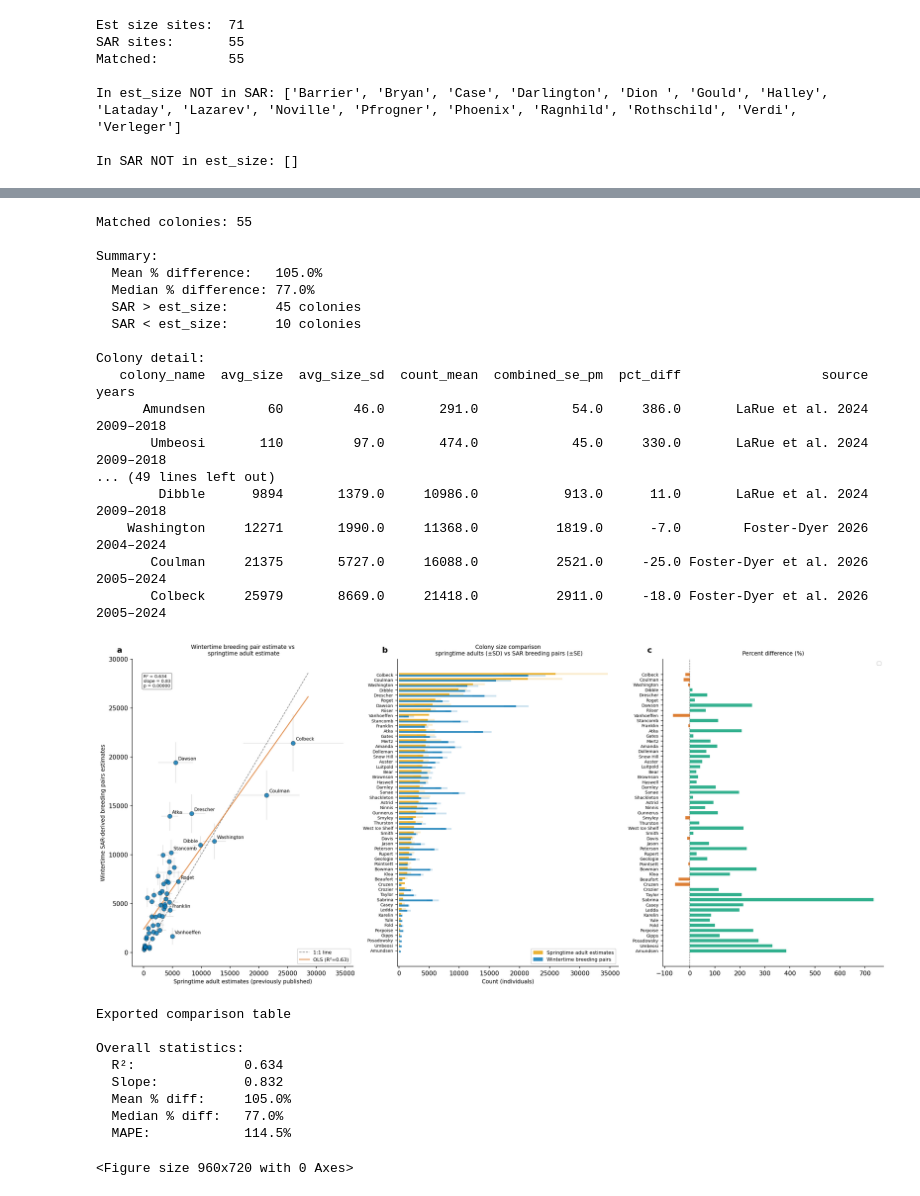
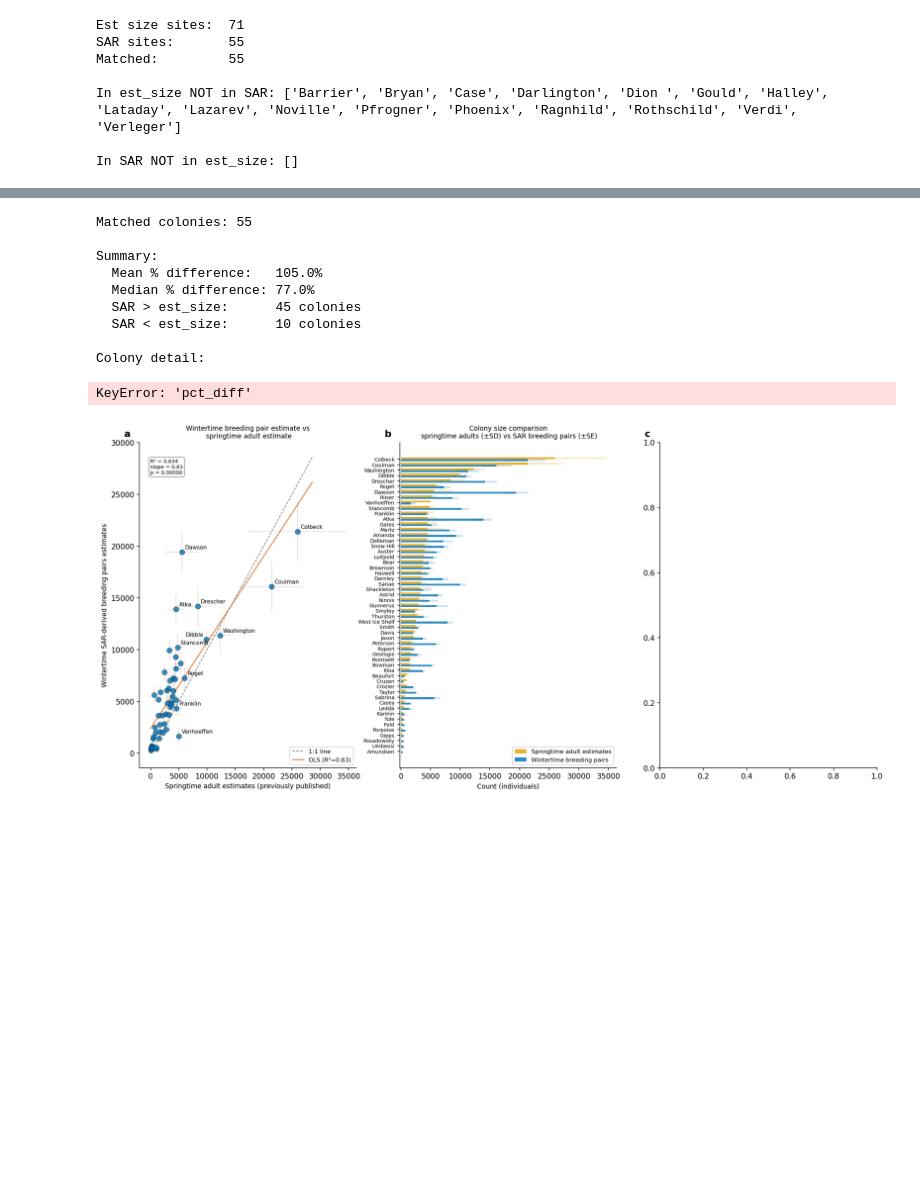
Before and after one commit to rosetazetta/SAR_EmperorPenguin, a Jupyter notebook: Code/compare_size_refined.ipynb, the cells around one changed output, grey strips where cells are left out. Cells and saved outputs as stored; diff of their text form; code cells hidden in the pictures; blank space fills up the shorter version.

```diff
--- a/Code/compare_size_refined.ipynb
+++ b/Code/compare_size_refined.ipynb
@@ -319,41 +391,41 @@ In SAR NOT in est_size: []
 # %%
 # ── Merge SAR estimates with est_size data ─────────────────────────────────
-dfSizeComp = dfHuddle[[
-    "colony_name", "lat", "lon",
-    "count_mean", "count_median",
-    "combined_se_pm", "combined_lower", "combined_upper",
-    "coeff_se_pm", "obs_sem",
-    "n_obs", "uncertainty_flag"
-]].merge(
-    df_est_size[["site_name", "avg_size", "avg_size-sd",
-                  "source", "years", "n_years", "method"]],
-    left_on="colony_name",
-    right_on="site_name",
-    how="left"
-).drop(columns="site_name")
+# dfSizeComp = dfHuddle[[
+#     "colony_name", "lat", "lon",
+#     "count_mean", "count_median",
+#     "combined_se_pm", "combined_lower", "combined_upper",
+#     "coeff_se_pm", "obs_sem",
+#     "n_obs", "uncertainty_flag"
+# ]].merge(
+#     df_est_size[["site_name", "avg_size", "avg_size-sd",
+#                   "source", "years", "n_years", "method"]],
+#     left_on="colony_name",
+#     right_on="site_name",
+#     how="left"
+# ).drop(columns="site_name")
 
-# Rename for clarity
-dfSizeComp = dfSizeComp.rename(columns={"avg_size-sd": "avg_size_sd"})
+# # Rename for clarity
+# dfSizeComp = dfSizeComp.rename(columns={"avg_size-sd": "avg_size_sd"})
 
-# Difference metrics
-dfSizeComp["diff"]     = dfSizeComp["count_mean"] - dfSizeComp["avg_size"]
-dfSizeComp["pct_diff"] = (dfSizeComp["diff"] / dfSizeComp["avg_size"] * 100).round(1)
+# # Difference metrics
+# dfSizeComp["diff"]     = dfSizeComp["count_mean"] - dfSizeComp["avg_size"]
+# dfSizeComp["pct_diff"] = (dfSizeComp["diff"] / dfSizeComp["avg_size"] * 100).round(1)
 
-# Sort by avg_size
-dfSizeComp = dfSizeComp.sort_values("avg_size").reset_index(drop=True)
+# # Sort by avg_size
+# dfSizeComp = dfSizeComp.sort_values("avg_size").reset_index(drop=True)
 
 print(f"Matched colonies: {len(dfSizeComp)}")
 print(f"\nSummary:")
-print(f"  Mean % difference:   {dfSizeComp['pct_diff'].mean():.1f}%")
-print(f"  Median % difference: {dfSizeComp['pct_diff'].median():.1f}%")
-print(f"  SAR > est_size:      {(dfSizeComp['pct_diff'] > 0).sum()} colonies")
-print(f"  SAR < est_size:      {(dfSizeComp['pct_diff'] < 0).sum()} colonies")
+print(f"  Mean % difference:   {dfSizeComp['pct_diff_pairs'].mean():.1f}%")
+print(f"  Median % difference: {dfSizeComp['pct_diff_pairs'].median():.1f}%")
+print(f"  SAR > est_size:      {(dfSizeComp['pct_diff_pairs'] > 0).sum()} colonies")
+print(f"  SAR < est_size:      {(dfSizeComp['pct_diff_pairs'] < 0).sum()} colonies")
 print(f"\nColony detail:")
-print(dfSizeComp[[
-    "colony_name", "avg_size", "avg_size_sd",
-    "count_mean", "combined_se_pm",
-    "pct_diff", "source", "years"
-]].round(0).to_string(index=False))
+# print(dfSizeComp[[
+#     "colony_name", "avg_size", "avg_size_sd",
+#     "count_mean", "combined_se_pm",
+#     "pct_diff", "source", "years"
+# ]].round(0).to_string(index=False))
 
 # ── Three panel plot ───────────────────────────────────────────────────────
 fig, axes = plt.subplots(1, 3, figsize=(18, 8))
@@ -504,50 +576,34 @@ ax.spines["right"].set_visible(False)
 plt.tight_layout()
 plt.savefig(os.path.join(INPUTPATH,
             "Final results/fig_size_comparison_estsize_vs_SAR.png"),
             bbox_inches="tight", dpi=600)
 plt.show()
 
 
 # ── Export comparison table ────────────────────────────────────────────────
 dfSizeComp.to_csv(
     os.path.join(INPUTPATH,
     "Final results/size_comparison_estsize_vs_SAR.csv"),
     index=False, float_format="%.2f"
 )
 print(f"\nExported comparison table")
 print(f"\nOverall statistics:")
 print(f"  R²:              {r_value**2:.3f}")
 print(f"  Slope:           {slope:.3f}")
 print(f"  Mean % diff:     {dfSizeComp['pct_diff'].mean():.1f}%")
 print(f"  Median % diff:   {dfSizeComp['pct_diff'].median():.1f}%")
 print(f"  MAPE:            {np.abs(dfSizeComp['pct_diff']).mean():.1f}%")
 # %% [output]
 Matched colonies: 55
 
 Summary:
   Mean % difference:   105.0%
   Median % difference: 77.0%
   SAR > est_size:      45 colonies
   SAR < est_size:      10 colonies
 
 Colony detail:
-   colony_name  avg_size  avg_size_sd  count_mean  combined_se_pm  pct_diff                  source     years
-      Amundsen        60         46.0       291.0            54.0     386.0       LaRue et al. 2024 2009–2018
-       Umbeosi       110         97.0       474.0            45.0     330.0       LaRue et al. 2024 2009–2018
-... (49 lines left out)
-        Dibble      9894       1379.0     10986.0           913.0      11.0       LaRue et al. 2024 2009–2018
-    Washington     12271       1990.0     11368.0          1819.0      -7.0        Foster-Dyer 2026 2004–2024
-       Coulman     21375       5727.0     16088.0          2521.0     -25.0 Foster-Dyer et al. 2026 2005–2024
-       Colbeck     25979       8669.0     21418.0          2911.0     -18.0 Foster-Dyer et al. 2026 2005–2024
+KeyError: 'pct_diff'
-[figure, old version]
+[figure, new version]
-Exported comparison table
-
-Overall statistics:
-  R²:              0.634
-  Slope:           0.832
-  Mean % diff:     105.0%
-  Median % diff:   77.0%
-  MAPE:            114.5%
-<Figure size 960x720 with 0 Axes>
 # %%
 # ── Top and bottom 5 colonies by % difference ─────────────────────────────
```
Also changed, not shown: parts of 18 cells of this notebook.
